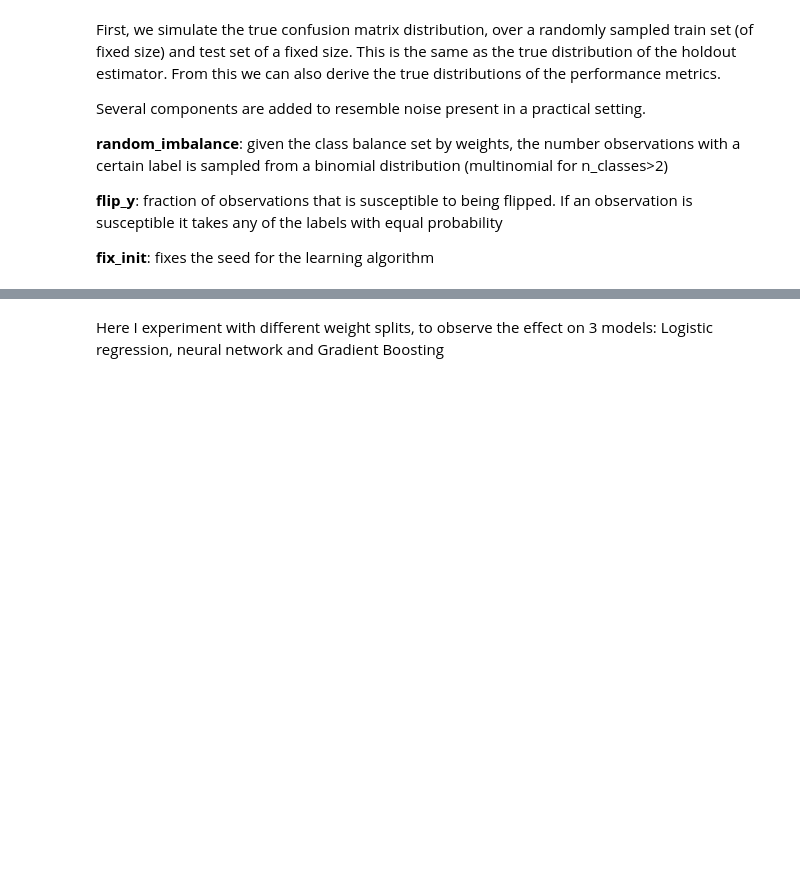
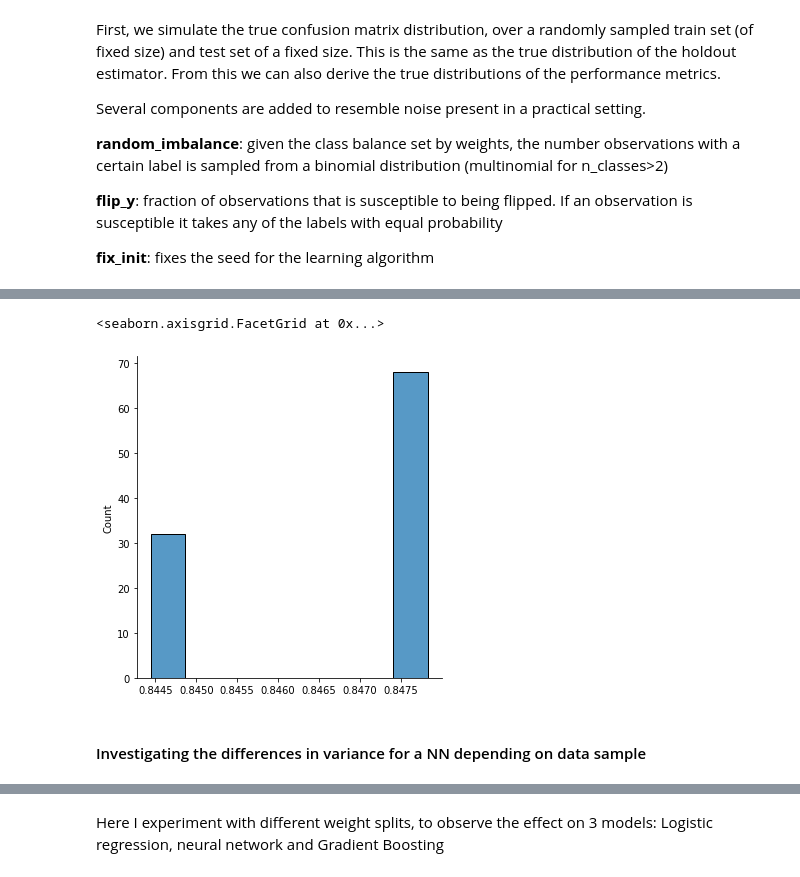
Before and after one commit to RUrlus/ModelMetricUncertaintyResearch, a Jupyter notebook: mmur/generators/CM experiments.ipynb, the cells around one changed output, grey strips where cells are left out. Saved outputs shown, nothing was run; the diff lists cells and outputs as text; code cells hidden in the pictures; blank space fills up the shorter version.

```diff
--- a/mmur/generators/CM experiments.ipynb
+++ b/mmur/generators/CM experiments.ipynb
@@ -245,0 +230,20 @@ i
+# %%
+train_size = 1000
+test_size = 200
+weights = [0.8,0.2]
+n_runs = 100
+flip_y = 0.1
+random_imbalance = True
+fix_init = False
+model_name = 'GB'
+gen_seed = 12
+
+precs_GB = sim_nd_train_prec(train_size,test_size,weights,flip_y,random_imbalance,gen_seed,model_name,fix_init,n_runs,tau=0.5,parallel=False)
+sns.displot(precs_GB)
+
+#minimal differences with Gradient Boosting
+# %% [output]
+<seaborn.axisgrid.FacetGrid at 0x...>
+[figure, added]
+# %% [markdown]
+#### Investigating the differences in variance for a NN depending on data sample
```
Also changed, not shown: parts of 20 cells of this notebook.
